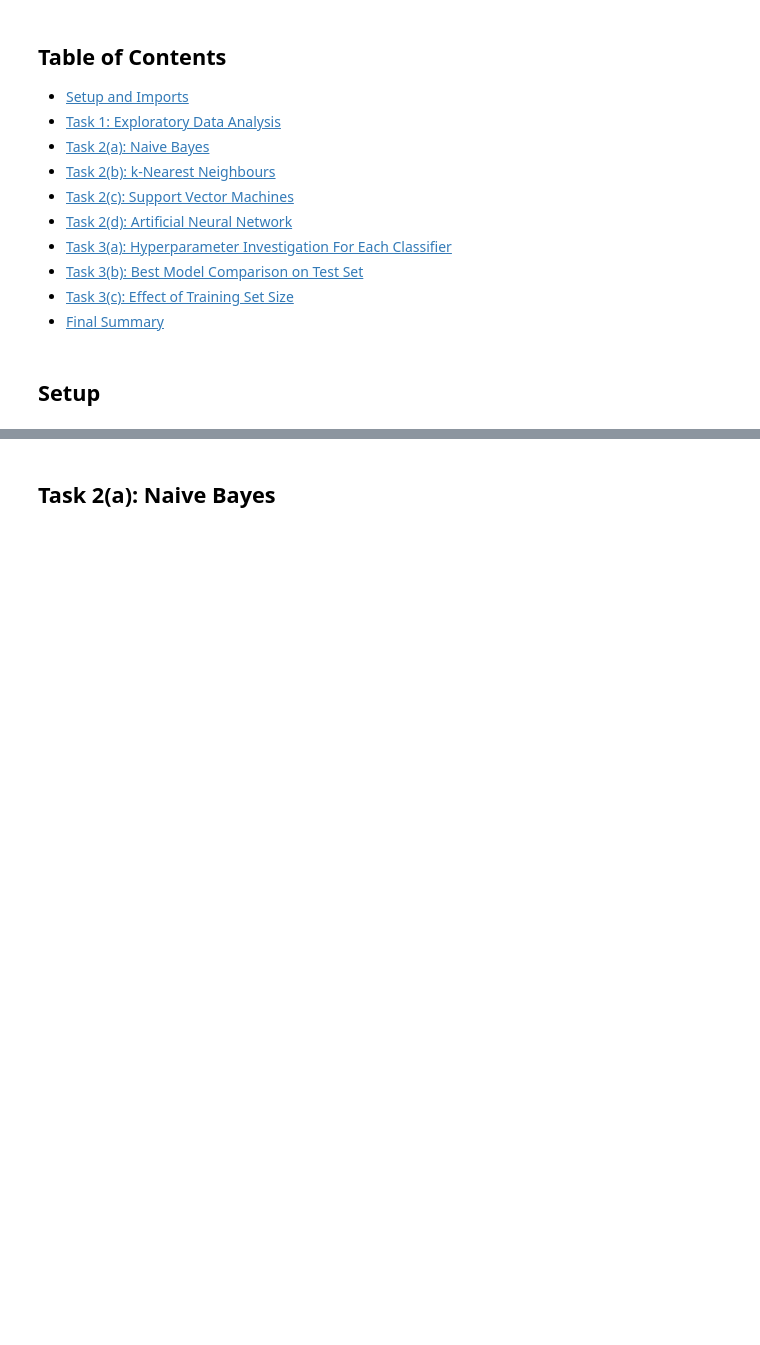
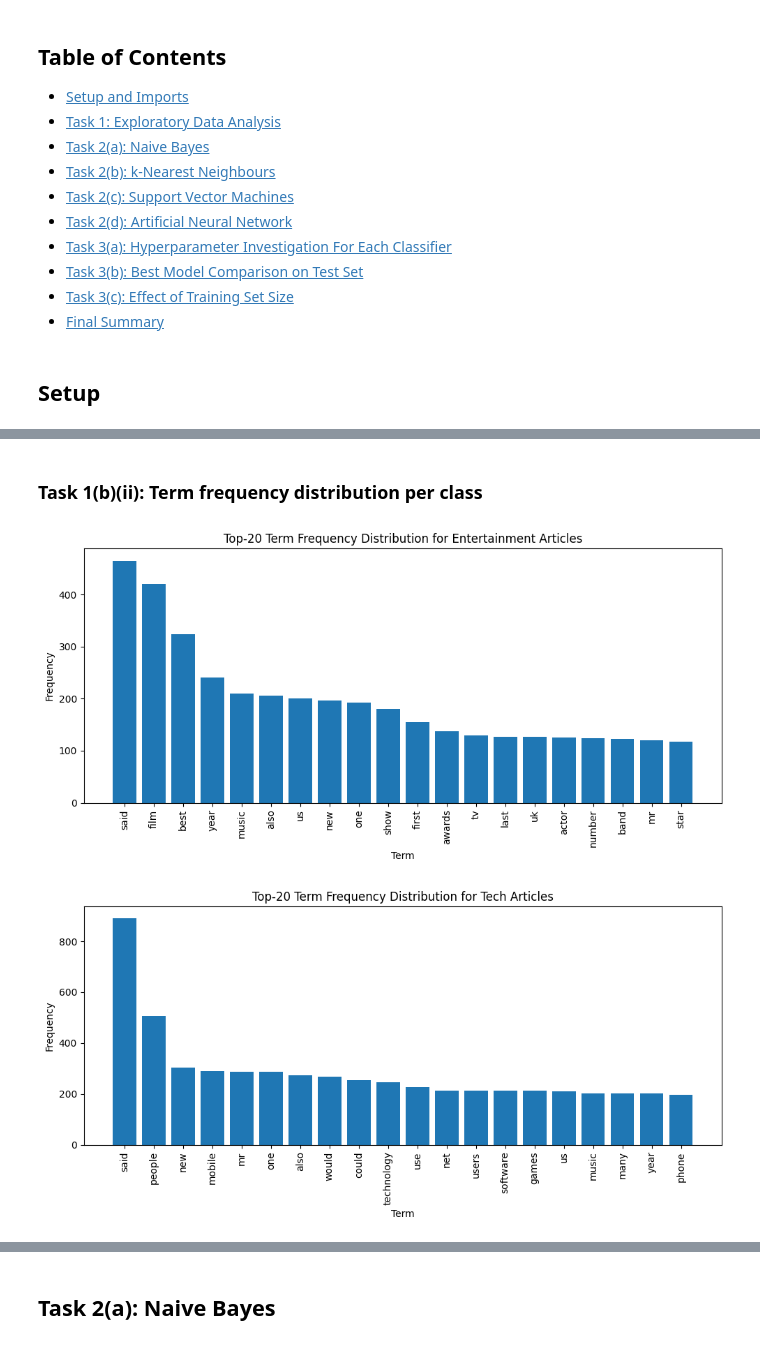
Before and after one commit to WilliamTayNZ/cs361-assignment-3, a Jupyter notebook: A3_Group_27.ipynb, the cells around one changed output, grey strips where cells are left out. Saved outputs shown, nothing was run; the diff lists cells and outputs as text; code cells hidden in the pictures; blank space fills up the shorter version.

Commit message:
add task 1

```diff
--- a/A3_Group_27.ipynb
+++ b/A3_Group_27.ipynb
@@ -61,0 +151,22 @@ y_train = train_df['Category']
+# %% [markdown]
+### Task 1(b)(ii): Term frequency distribution per class
+# %%
+for category in sorted(train_df["Category"].unique()):
+
+    # Convert the pandas boolean Series into a NumPy array so we can safely index the sparse matrix
+    class_rows = (train_df["Category"] == category).to_numpy()
+    class_term_counts = np.asarray(X_train_counts[class_rows].sum(axis=0)).ravel()
+
+    top_terms, top_frequencies = get_top_terms_and_frequencies(class_term_counts, count_feature_names, 20)
+
+    plt.figure(figsize=(10, 5))
+    plt.bar(top_terms, top_frequencies)
+    plt.xlabel("Term")
+    plt.ylabel("Frequency")
+    plt.title(f"Top-20 Term Frequency Distribution for {category.capitalize()} Articles")
+    plt.xticks(rotation=90)
+    plt.tight_layout()
+    plt.show()
+# %% [output]
+[figure, added]
+[figure, added]
```
Also changed, not shown: parts of 15 cells of this notebook.
